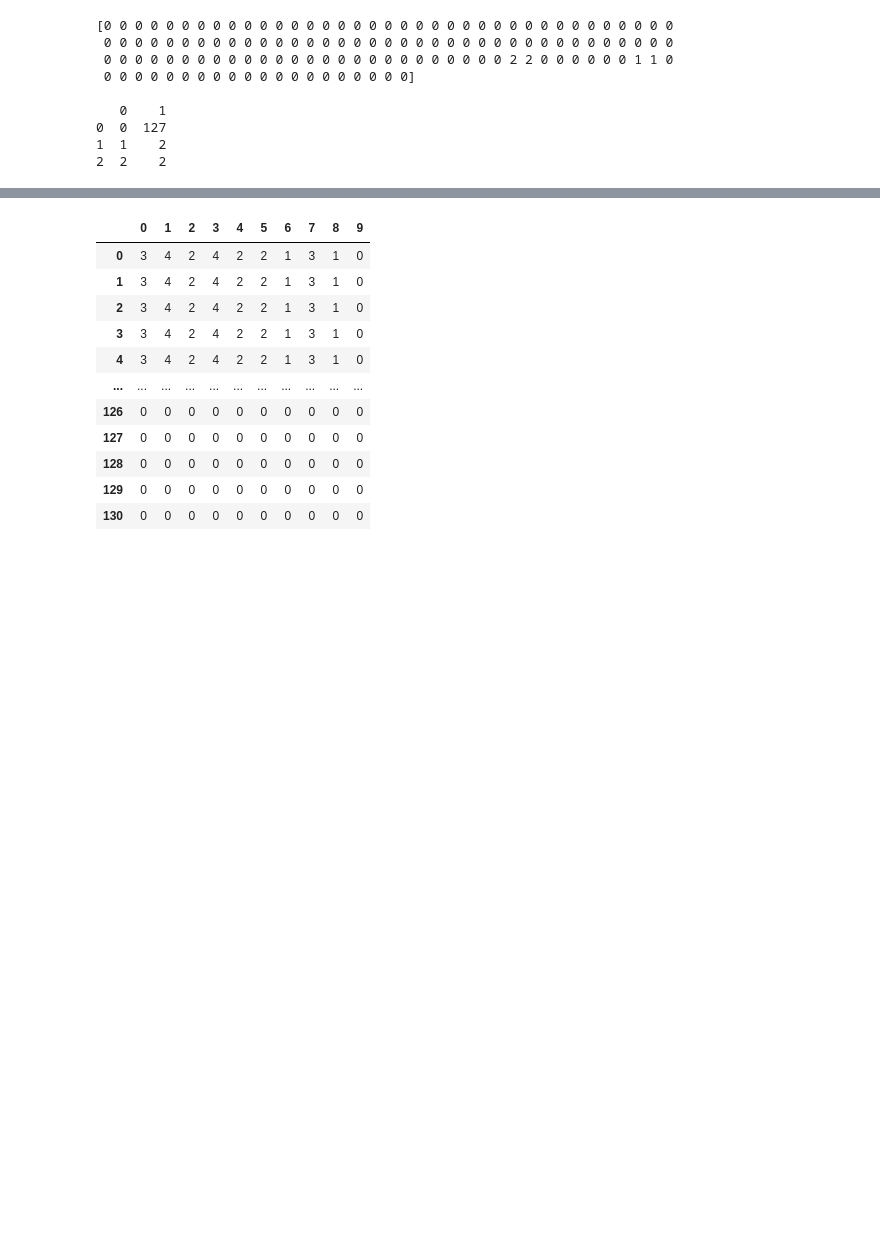
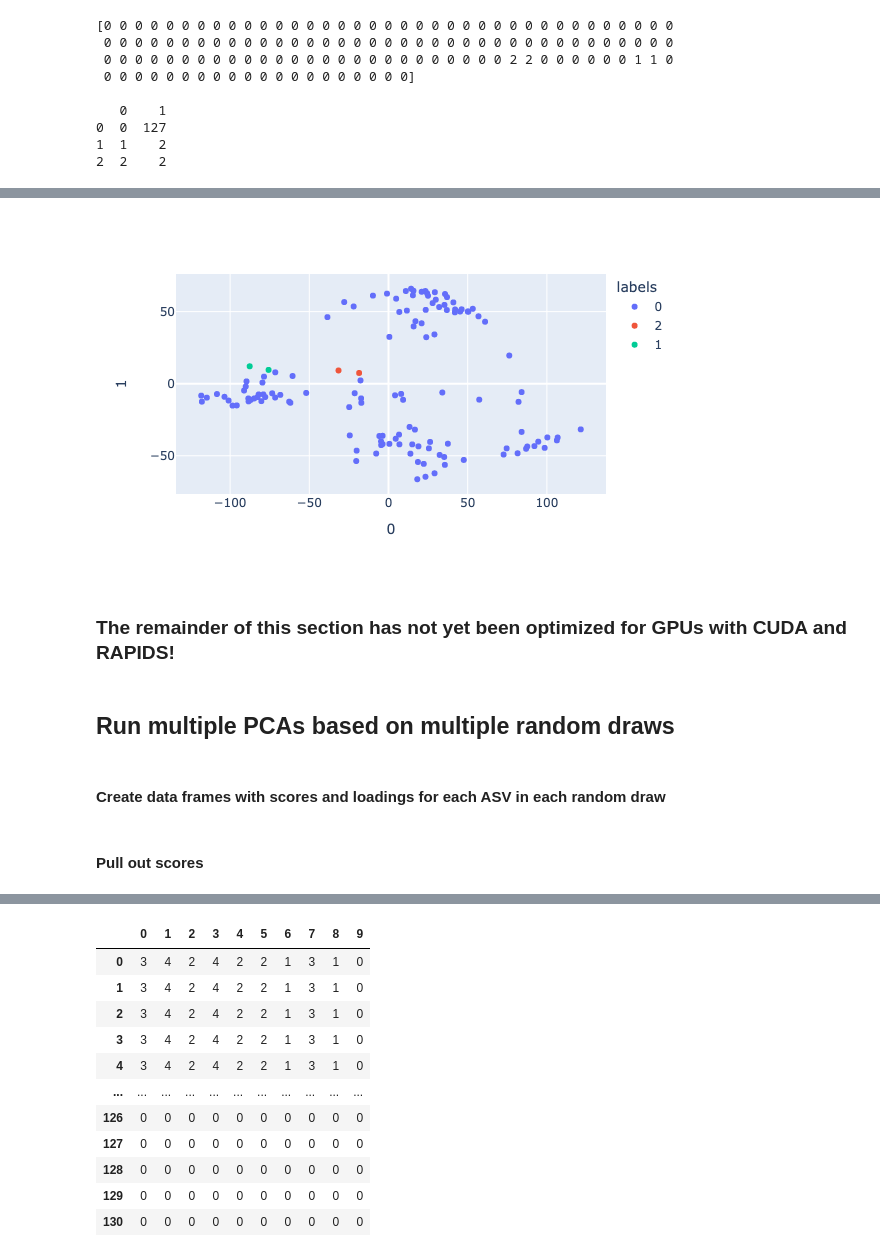
Before and after one commit to nvpatin/MAMBO, a Jupyter notebook: MainScripts/clustering_RAPIDS.ipynb, the cells around one changed output, grey strips where cells are left out. Saved outputs shown, nothing was run; the diff lists cells and outputs as text; code cells hidden in the pictures; blank space fills up the shorter version.

```diff
--- a/MainScripts/clustering_RAPIDS.ipynb
+++ b/MainScripts/clustering_RAPIDS.ipynb
@@ -123,6 +100,6 @@ fig.show()
 # %%
 # 18S
-scores_18S = md.doPCA(ran_lo_18S)["scores"]
+scores_18S = pca_results_18S["scores"]
 scores_18S["labels"] = labels_18S
 scores_18S["labels"] = scores_18S["labels"].astype(str)
 scores_18S = scores_18S.to_pandas()
@@ -138,0 +115,7 @@ fig.show()
+[figure, added]
+# %% [markdown]
+### The remainder of this section has not yet been optimized for GPUs with CUDA and RAPIDS!
+# %% [markdown]
+## Run multiple PCAs based on multiple random draws
+# %% [markdown]
+#### Create data frames with scores and loadings for each ASV in each random draw
@@ -138,0 +127,2 @@ fig.show()
+# %% [markdown]
+#### Pull out scores
```
Also changed, not shown: parts of 45 cells of this notebook, 1 other file.
